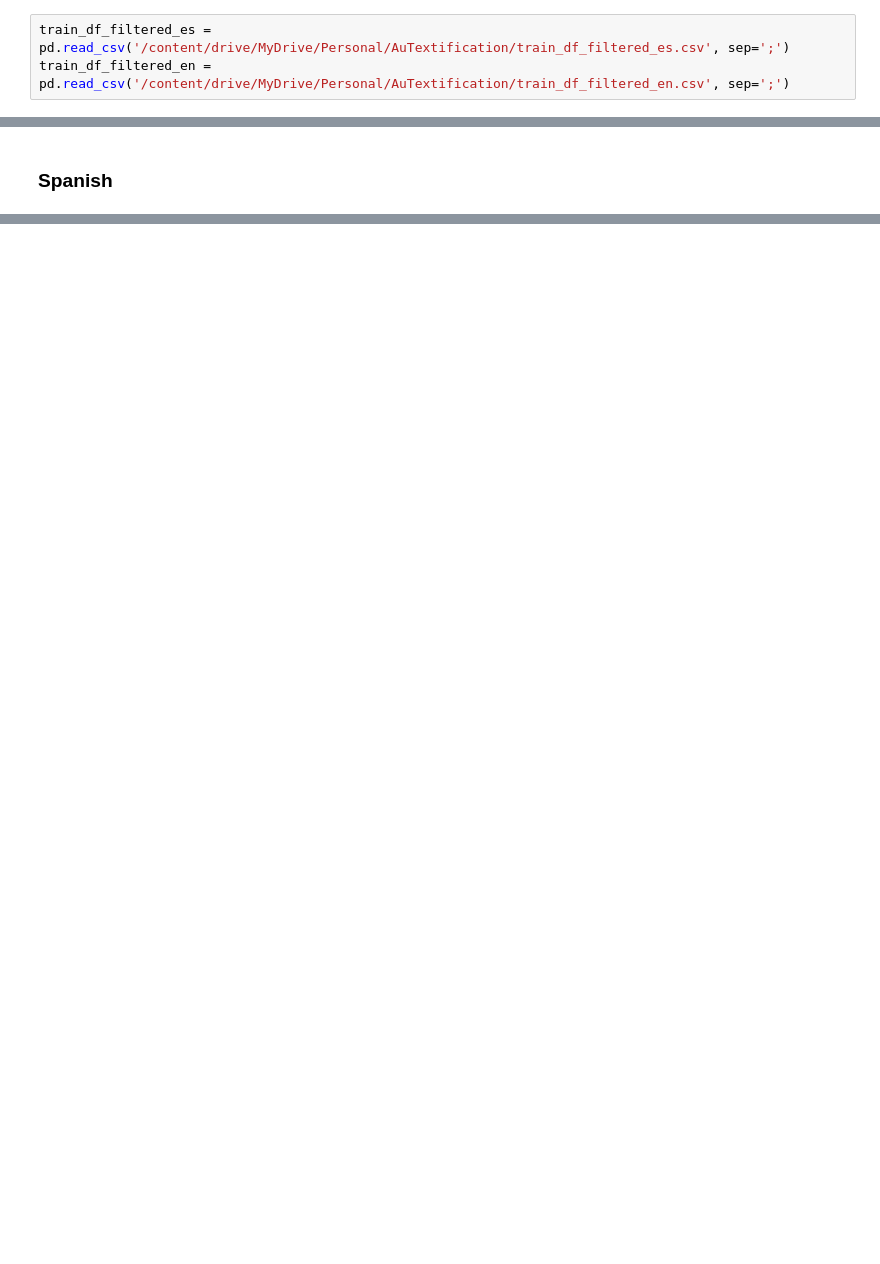
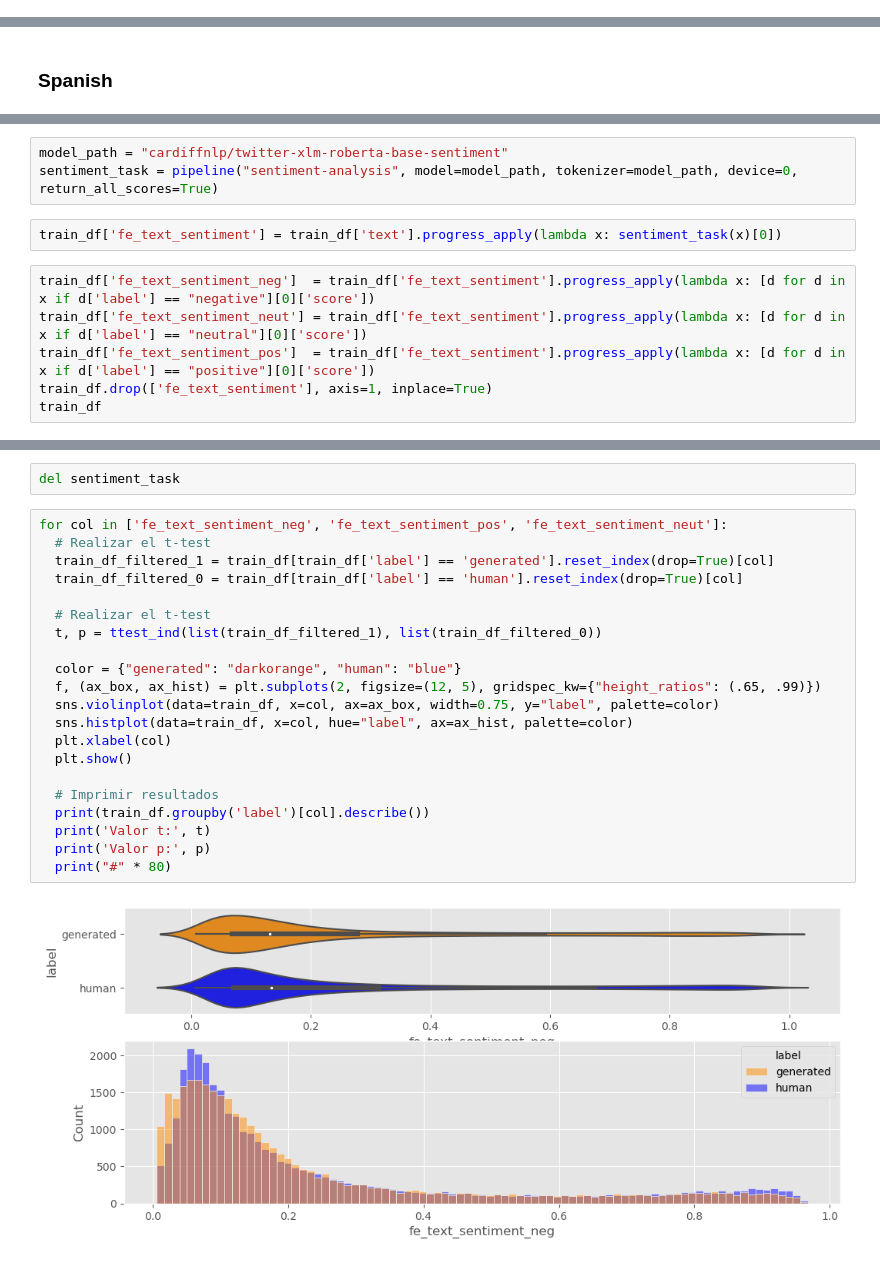
Before and after one commit to AlbertoUAH/autexTification, a Jupyter notebook: src/AuTexTification_EDA.ipynb, the cells around one changed output, grey strips where cells are left out. Drawn from its saved outputs; the diff is of its cells as text; blank space fills up the shorter version.

```diff
--- a/src/AuTexTification_EDA.ipynb
+++ b/src/AuTexTification_EDA.ipynb
@@ -154,3 +503,0 @@ train_df_filtered_en.to_csv('/content/drive/MyDrive/Personal/AuTextification/tra
-# %%
-train_df_filtered_es = pd.read_csv('/content/drive/MyDrive/Personal/AuTextification/train_df_filtered_es.csv', sep=';')
-train_df_filtered_en = pd.read_csv('/content/drive/MyDrive/Personal/AuTextification/train_df_filtered_en.csv', sep=';')
@@ -770,0 +1275,11 @@ Valor p: 4.776045424670228e-21
+# %%
+model_path = "cardiffnlp/twitter-xlm-roberta-base-sentiment"
+sentiment_task = pipeline("sentiment-analysis", model=model_path, tokenizer=model_path, device=0, return_all_scores=True)
+# %%
+train_df['fe_text_sentiment'] = train_df['text'].progress_apply(lambda x: sentiment_task(x)[0])
+# %%
+train_df['fe_text_sentiment_neg']  = train_df['fe_text_sentiment'].progress_apply(lambda x: [d for d in x if d['label'] == "negative"][0]['score'])
+train_df['fe_text_sentiment_neut'] = train_df['fe_text_sentiment'].progress_apply(lambda x: [d for d in x if d['label'] == "neutral"][0]['score'])
+train_df['fe_text_sentiment_pos']  = train_df['fe_text_sentiment'].progress_apply(lambda x: [d for d in x if d['label'] == "positive"][0]['score'])
+train_df.drop(['fe_text_sentiment'], axis=1, inplace=True)
+train_df
@@ -770,0 +1300,25 @@ Valor p: 4.776045424670228e-21
+# %%
+del sentiment_task
+# %%
+for col in ['fe_text_sentiment_neg', 'fe_text_sentiment_pos', 'fe_text_sentiment_neut']:
+  # Realizar el t-test
+  train_df_filtered_1 = train_df[train_df['label'] == 'generated'].reset_index(drop=True)[col]
+  train_df_filtered_0 = train_df[train_df['label'] == 'human'].reset_index(drop=True)[col]
+
+  # Realizar el t-test
+  t, p = ttest_ind(list(train_df_filtered_1), list(train_df_filtered_0))
+
+  color = {"generated": "darkorange", "human": "blue"}
+  f, (ax_box, ax_hist) = plt.subplots(2, figsize=(12, 5), gridspec_kw={"height_ratios": (.65, .99)})
+  sns.violinplot(data=train_df, x=col, ax=ax_box, width=0.75, y="label", palette=color)
+  sns.histplot(data=train_df, x=col, hue="label", ax=ax_hist, palette=color)
+  plt.xlabel(col)
+  plt.show()
+
+  # Imprimir resultados
+  print(train_df.groupby('label')[col].describe())
+  print('Valor t:', t)
+  print('Valor p:', p)
+  print("#" * 80)
+# %% [output]
+[figure, added]
```
Also changed, not shown: parts of 44 cells of this notebook, 1 other file.
